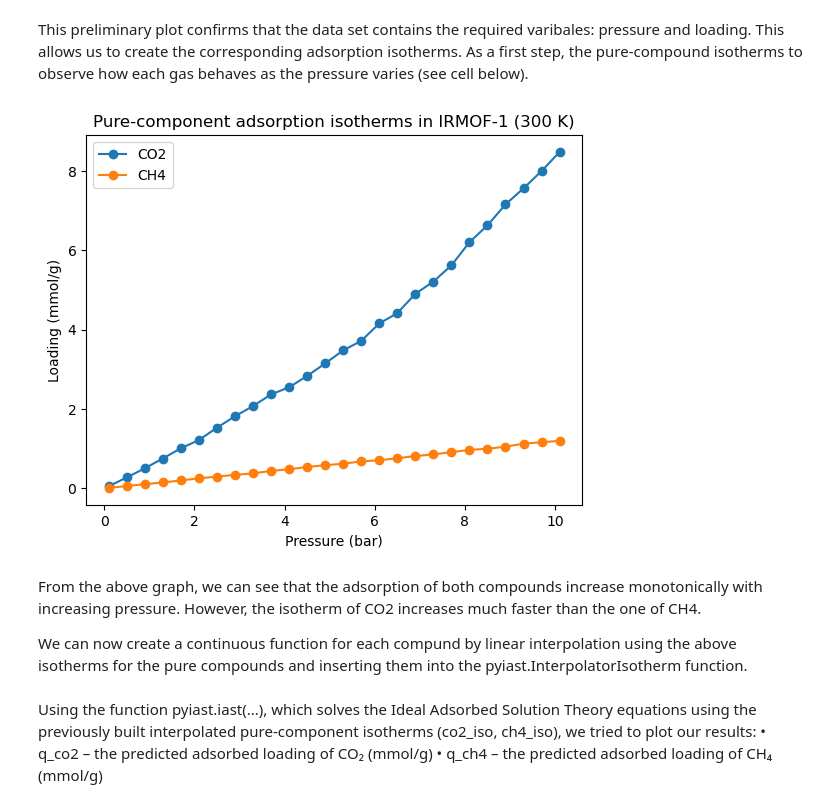
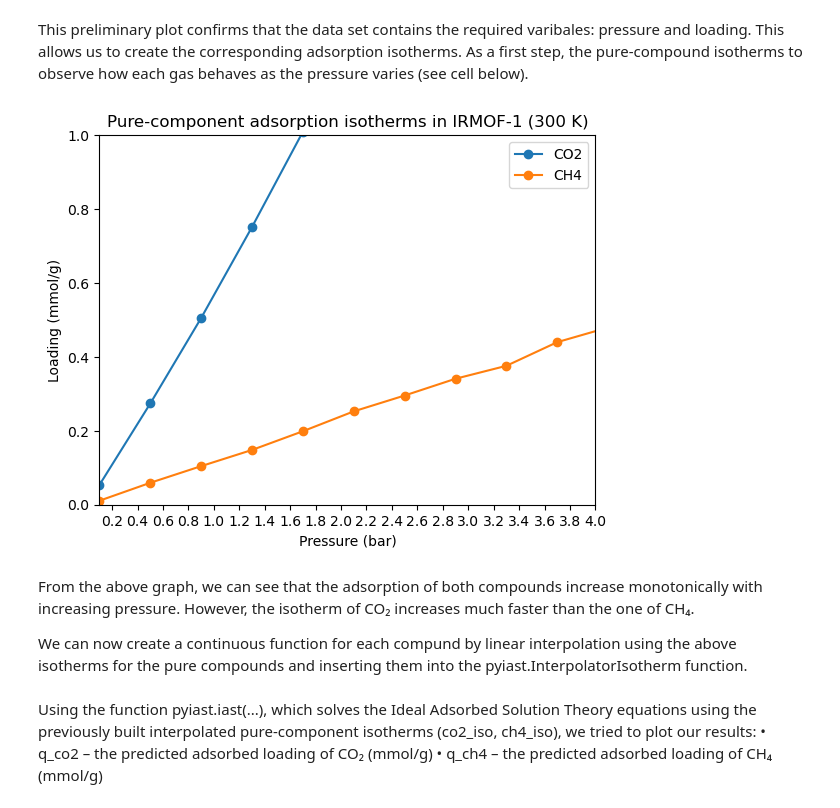
Before and after one commit to ariadnadavila/Computational-Carpentry-Project, a Jupyter notebook: GroupQ_Block2_project.ipynb, the cells around one changed output. Saved outputs shown, nothing was run; the diff lists cells and outputs as text; code cells hidden in the pictures.

```diff
--- a/GroupQ_Block2_project.ipynb
+++ b/GroupQ_Block2_project.ipynb
@@ -38,18 +42,23 @@ As a first step, the pure-compound isotherms to observe how each gas behaves as
 # %%
 df_co2 = pd.read_csv("CO2_IRMOF1.csv")
 df_ch4 = pd.read_csv("CH4_IRMOF1.csv")
 
 plt.plot(df_co2["Pressure(bar)"], df_co2["Loading(mmol/g)"], "o-", label="CO2")
 plt.plot(df_ch4["Pressure(bar)"], df_ch4["Loading(mmol/g)"], "o-", label="CH4")
 plt.xlabel("Pressure (bar)")
 plt.ylabel("Loading (mmol/g)")
 plt.legend()
 plt.title("Pure-component adsorption isotherms in IRMOF-1 (300 K)")
+
+plt.xticks(np.arange(0, 4.01, 0.2))
+plt.xlim(0.1, 4)
+plt.ylim(0, 1)
+
 plt.show()
 # %% [output]
-[figure, old version]
+[figure, new version]
 # %% [markdown]
-From the above graph, we can see that the adsorption of both compounds increase monotonically with increasing pressure. However, the isotherm of CO2 increases much faster than the one of CH4.
+From the above graph, we can see that the adsorption of both compounds increase monotonically with increasing pressure. However, the isotherm of CO₂ increases much faster than the one of CH₄.
 
 We can now create a continuous function for each compund by linear interpolation using the above isotherms for the pure compounds and inserting them into the pyiast.InterpolatorIsotherm function.
 # %%
```
Also changed, not shown: parts of 15 cells of this notebook.
